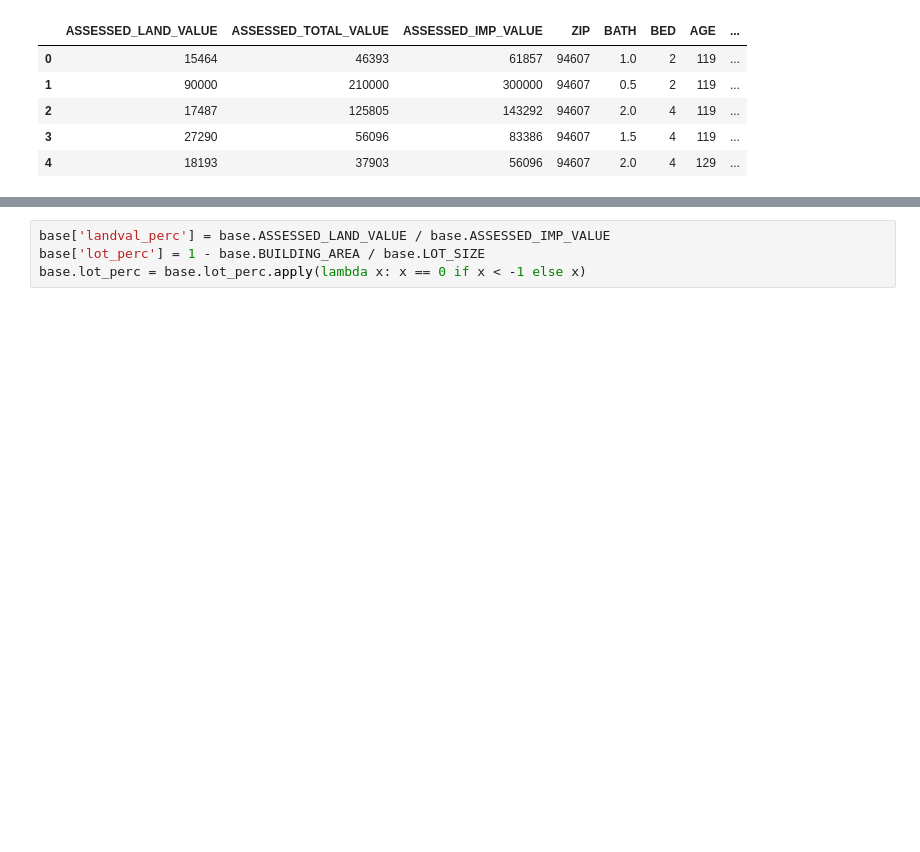
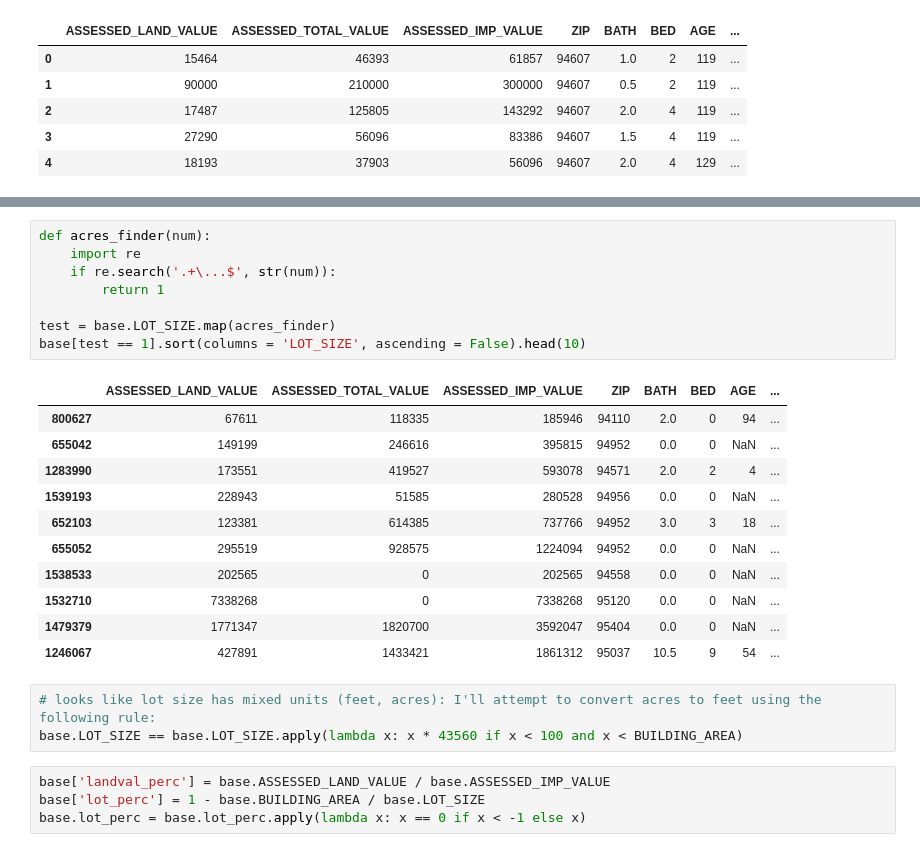
Before and after one commit to selwyth/featurehoods, a Jupyter notebook: work_sql_interface.ipynb, the cells around one changed output, grey strips where cells are left out. Drawn from its saved outputs; the diff is of its cells as text; blank space fills up the shorter version.

```diff
--- a/work_sql_interface.ipynb
+++ b/work_sql_interface.ipynb
@@ -108,3 +133,26 @@ base.describe().T
+# %%
+def acres_finder(num):
+    import re
+    if re.search('.+\...$', str(num)):
+        return 1
+
+test = base.LOT_SIZE.map(acres_finder)
+base[test == 1].sort(columns = 'LOT_SIZE', ascending = False).head(10)
+# %% [output]
+|  | ASSESSED_LAND_VALUE | ASSESSED_TOTAL_VALUE | ASSESSED_IMP_VALUE | ZIP | BATH | BED | AGE | ... |
+| 800627 | 67611 | 118335 | 185946 | 94110 | 2.0 | 0 | 94 | ... |
+| 655042 | 149199 | 246616 | 395815 | 94952 | 0.0 | 0 | NaN | ... |
+| 1283990 | 173551 | 419527 | 593078 | 94571 | 2.0 | 2 | 4 | ... |
+| 1539193 | 228943 | 51585 | 280528 | 94956 | 0.0 | 0 | NaN | ... |
+| 652103 | 123381 | 614385 | 737766 | 94952 | 3.0 | 3 | 18 | ... |
+| 655052 | 295519 | 928575 | 1224094 | 94952 | 0.0 | 0 | NaN | ... |
+| 1538533 | 202565 | 0 | 202565 | 94558 | 0.0 | 0 | NaN | ... |
+| 1532710 | 7338268 | 0 | 7338268 | 95120 | 0.0 | 0 | NaN | ... |
+| 1479379 | 1771347 | 1820700 | 3592047 | 95404 | 0.0 | 0 | NaN | ... |
+| 1246067 | 427891 | 1433421 | 1861312 | 95037 | 10.5 | 9 | 54 | ... |
+# %%
+# looks like lot size has mixed units (feet, acres): I'll attempt to convert acres to feet using the following rule:
+base.LOT_SIZE == base.LOT_SIZE.apply(lambda x: x * 43560 if x < 100 and x < BUILDING_AREA)
 # %%
 base['landval_perc'] = base.ASSESSED_LAND_VALUE / base.ASSESSED_IMP_VALUE
 base['lot_perc'] = 1 - base.BUILDING_AREA / base.LOT_SIZE
```
Also changed, not shown: parts of 7 cells of this notebook.
